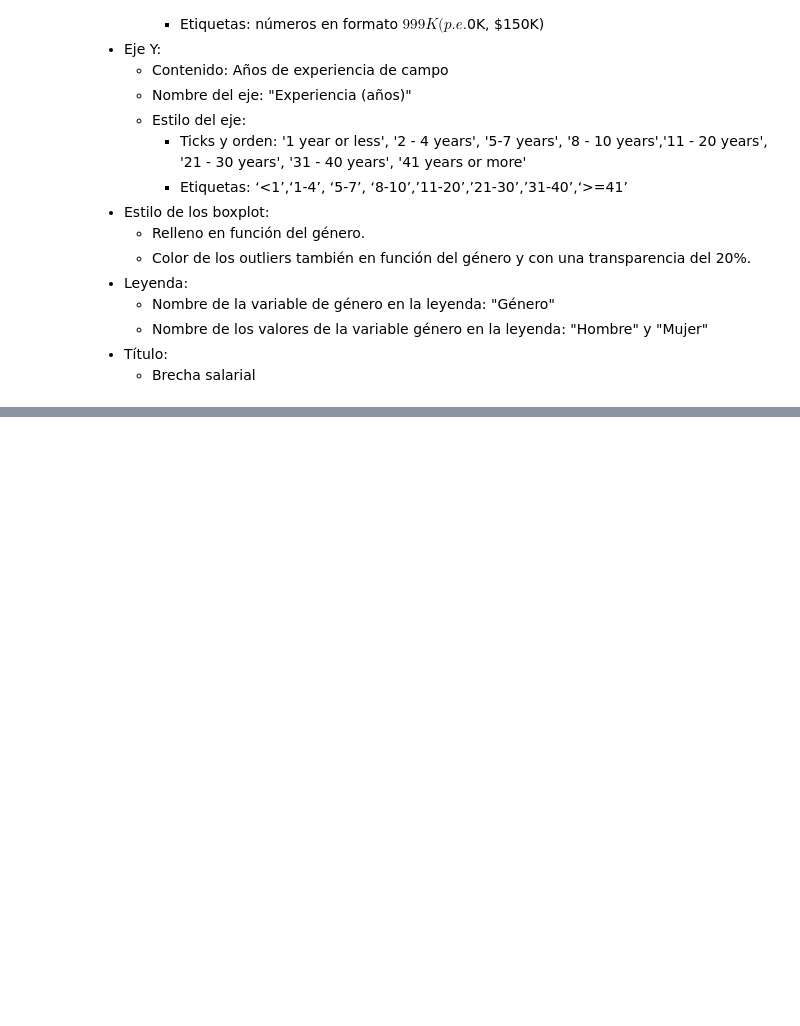
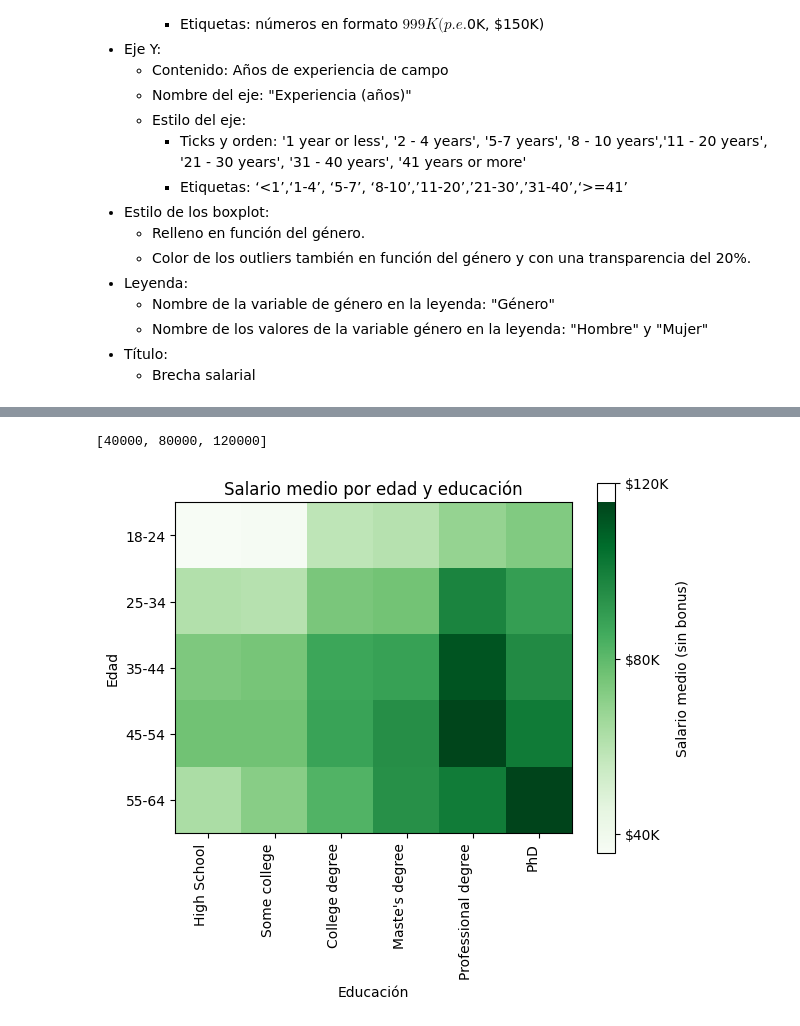
Before and after one commit to laurajimenezalonso/static_visualisation, a Jupyter notebook: notebooks/Ejercicios_Visualizacion_Estatica.ipynb, the cells around one changed output, grey strips where cells are left out. Saved outputs shown, nothing was run; the diff lists cells and outputs as text; code cells hidden in the pictures; blank space fills up the shorter version.

```diff
--- a/notebooks/Ejercicios para practicar.ipynb
+++ b/notebooks/Ejercicios_Visualizacion_Estatica.ipynb
@@ -554,0 +589,79 @@ Queremos mostrar un gráfico que represente la brecha salarial entre géneros po
+# %%
+#Calcular el salario medio (sin bonus) por edad y educación.
+data_ej5=(
+    data.groupby(['age','education'])[['annual_salary_usd']]
+    .mean()
+    .reset_index()
+)
+
+education_order = [
+    'High School',
+    'Some college',
+    'College degree',
+    "Master's degree",
+    'Professional degree (MD, JD, etc.)',
+    'PhD'
+]
+
+education_labels = [
+    'High School',
+    'Some college',
+    'College degree',
+    "Maste's degree",
+    'Professional degree',
+    'PhD'
+]
+
+age_order = ['18-24', '25-34', '35-44', '45-54', '55-64']
+
+#Pivotamos los datos para poder pasar la matriz al imshow
+pivot_data_ej5 = data_ej5.pivot(
+    index='age',
+    columns='education',
+    values='annual_salary_usd'
+)
+
+
+# Reordenamos los datos de la manera que queremos que salga en el orden que queremos
+pivot_data_ej5 = pivot_data_ej5.reindex(
+    index=age_order,
+    columns=education_order
+)
+
+
+
+#usando matplotlib
+graph_5=plt.imshow(pivot_data_ej5, cmap='Greens')
+
+plt.title('Salario medio por edad y educación')
+
+# x axis
+plt.xlabel('Educación')
+plt.xticks(
+    ticks=range(len(pivot_data_ej5.columns)),
+    labels=education_labels,
+    rotation=90,
+    ha='right'
+)
+# y axis
+plt.ylabel('Edad')
+plt.yticks(
+    ticks=range(len(pivot_data_ej5.index)),
+    labels=age_order
+)
+
+
+
+cbar=plt.colorbar(graph_5)
+cbar.set_label("Salario medio (sin bonus)")
+
+ticks = list(range(40000, 120001, 40000))
+
+print(ticks)
+cbar.set_ticks(ticks)
+cbar.set_ticklabels([f"${t//1000}K" for t in ticks])
+
+plt.show()
+# %% [output]
+[40000, 80000, 120000]
+[figure, added]
```
Also changed, not shown: parts of 3 cells of this notebook.
